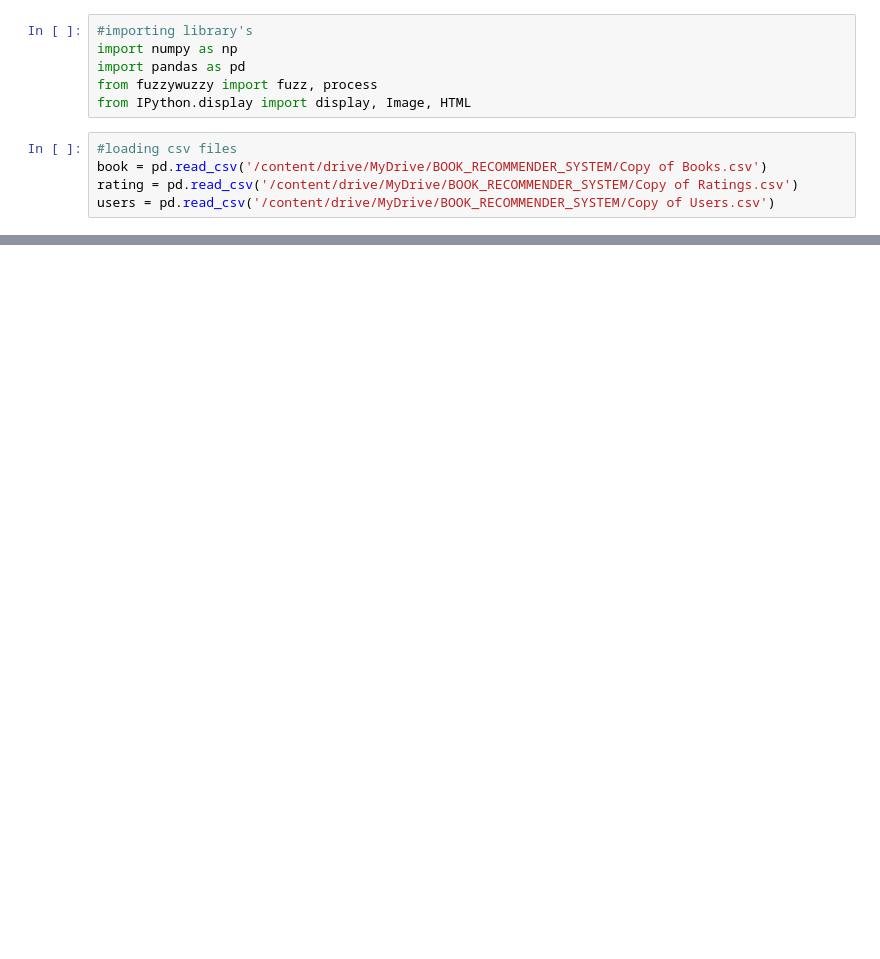
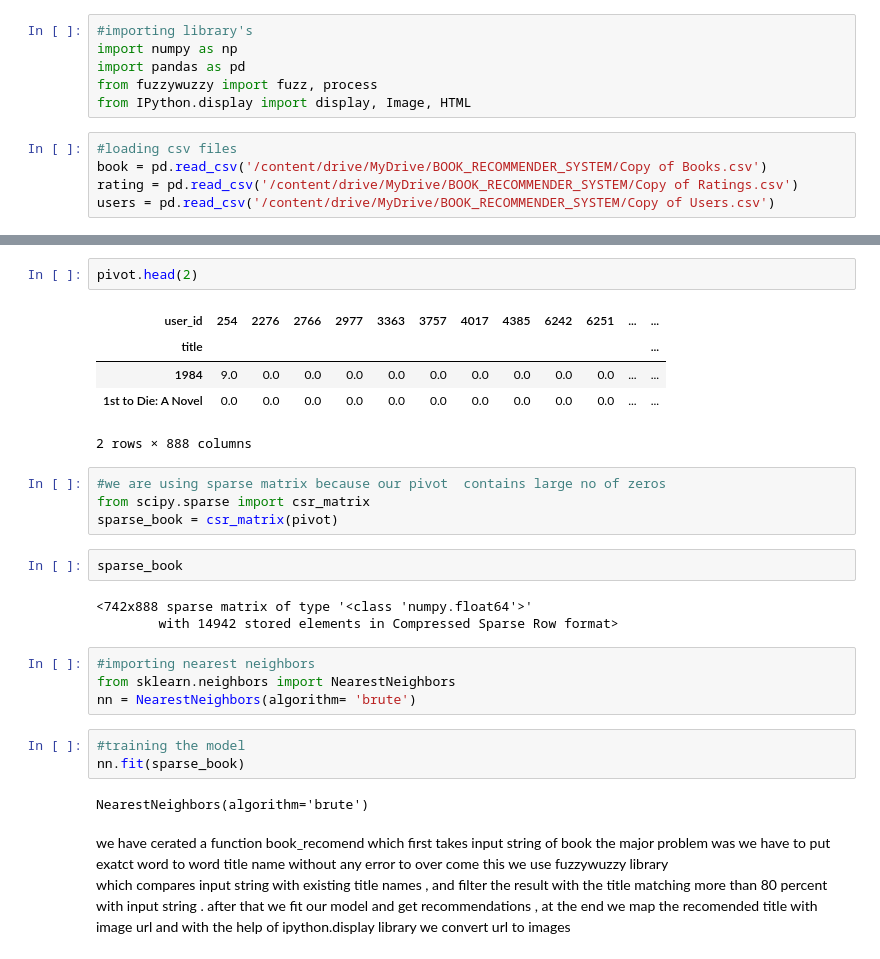
Before and after one commit to surajjorwar/Book-Recommendation-System, a Jupyter notebook: Book_Recommendation_System.ipynb, the cells around one changed output, grey strips where cells are left out. Saved outputs shown, nothing was run; the diff lists cells and outputs as text; blank space fills up the shorter version.

```diff
--- a/Book_Recommendation_System.ipynb
+++ b/Book_Recommendation_System.ipynb
@@ -21,0 +226,31 @@ users = pd.read_csv('/content/drive/MyDrive/BOOK_RECOMMENDER_SYSTEM/Copy of User
+# %%
+pivot.head(2)
+# %% [output]
+| user_id | 254 | 2276 | 2766 | 2977 | 3363 | 3757 | 4017 | 4385 | 6242 | 6251 | ... | ... |
+| title |  |  |  |  |  |  |  |  |  |  |  | ... |
+| 1984 | 9.0 | 0.0 | 0.0 | 0.0 | 0.0 | 0.0 | 0.0 | 0.0 | 0.0 | 0.0 | ... | ... |
+| 1st to Die: A Novel | 0.0 | 0.0 | 0.0 | 0.0 | 0.0 | 0.0 | 0.0 | 0.0 | 0.0 | 0.0 | ... | ... |
+2 rows × 888 columns
+# %%
+#we are using sparse matrix because our pivot  contains large no of zeros
+from scipy.sparse import csr_matrix
+sparse_book = csr_matrix(pivot)
+# %%
+sparse_book
+# %% [output]
+<742x888 sparse matrix of type '<class 'numpy.float64'>'
+        with 14942 stored elements in Compressed Sparse Row format>
+# %%
+#importing nearest neighbors
+from sklearn.neighbors import NearestNeighbors
+nn = NearestNeighbors(algorithm= 'brute')
+# %%
+#training the model
+nn.fit(sparse_book)
+# %% [output]
+NearestNeighbors(algorithm='brute')
+# %% [markdown]
+we have cerated a function book_recomend which  first takes input string of book the major problem was we have to put exatct word to word title name without any error to over come this we use fuzzywuzzy library
+which  compares input string  with existing title names , and filter the result with the title matching  more than 80 percent with input string .
+after that we fit our model  and get recommendations ,
+at the end we map the  recomended title with image url and with the help of ipython.display library we convert url to images
```
Also changed, not shown: parts of 40 cells of this notebook.
